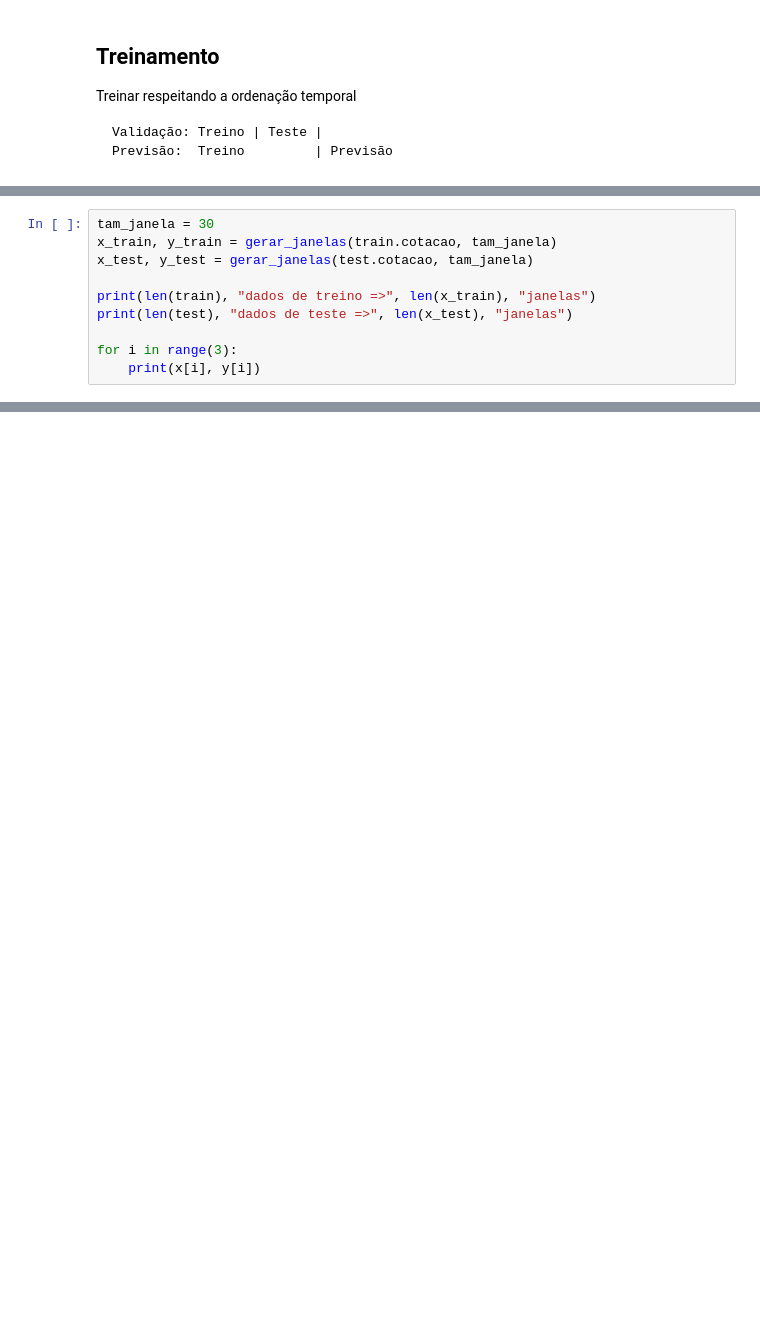
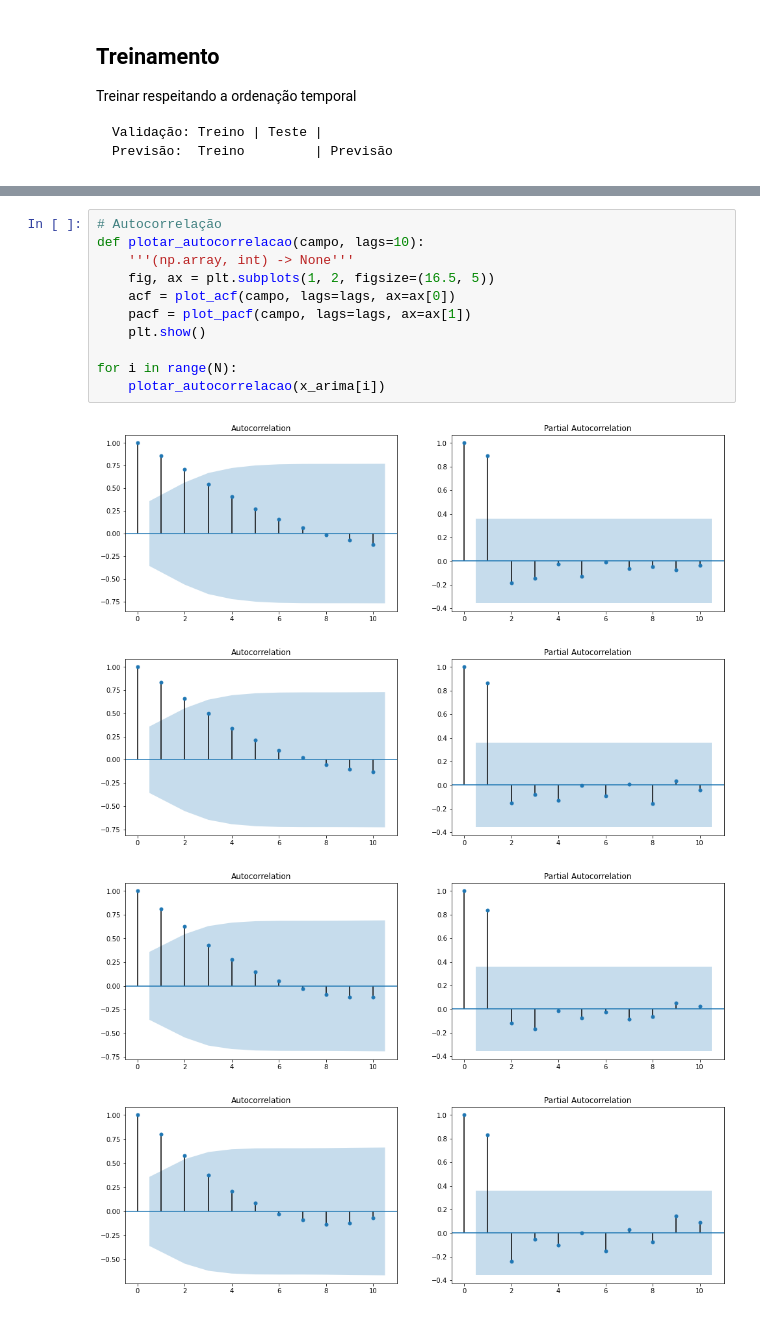
Before and after one commit to feanored/Perceptron, a Jupyter notebook: Keras_&_Séries_Temporais.ipynb, the cells around one changed output, grey strips where cells are left out. Saved outputs shown, nothing was run; the diff lists cells and outputs as text; blank space fills up the shorter version.

```diff
--- a/Keras_&_Séries_Temporais.ipynb
+++ b/Keras_&_Séries_Temporais.ipynb
@@ -127,10 +102,0 @@ plotar_serie(train, test.index, test.cotacao, "Teste")
-# %%
-tam_janela = 30
-x_train, y_train = gerar_janelas(train.cotacao, tam_janela)
-x_test, y_test = gerar_janelas(test.cotacao, tam_janela)
-
-print(len(train), "dados de treino =>", len(x_train), "janelas")
-print(len(test), "dados de teste =>", len(x_test), "janelas")
-
-for i in range(3):
-    print(x[i], y[i])
@@ -195,0 +177,16 @@ model.evaluate(X_test, y_test)
+# %%
+# Autocorrelação
+def plotar_autocorrelacao(campo, lags=10):
+    '''(np.array, int) -> None'''
+    fig, ax = plt.subplots(1, 2, figsize=(16.5, 5))
+    acf = plot_acf(campo, lags=lags, ax=ax[0])
+    pacf = plot_pacf(campo, lags=lags, ax=ax[1])
+    plt.show()
+
+for i in range(N):
+    plotar_autocorrelacao(x_arima[i])
+# %% [output]
+[figure, added]
+[figure, added]
+[figure, added]
+[figure, added]
```
Also changed, not shown: parts of 29 cells of this notebook, 2 other files.
